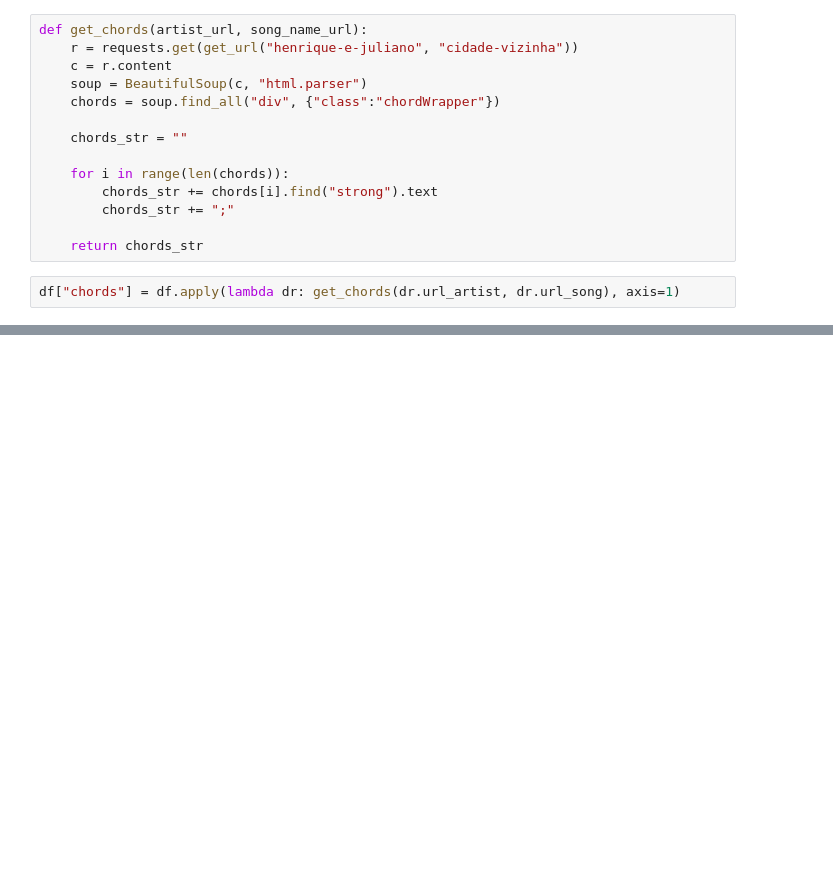
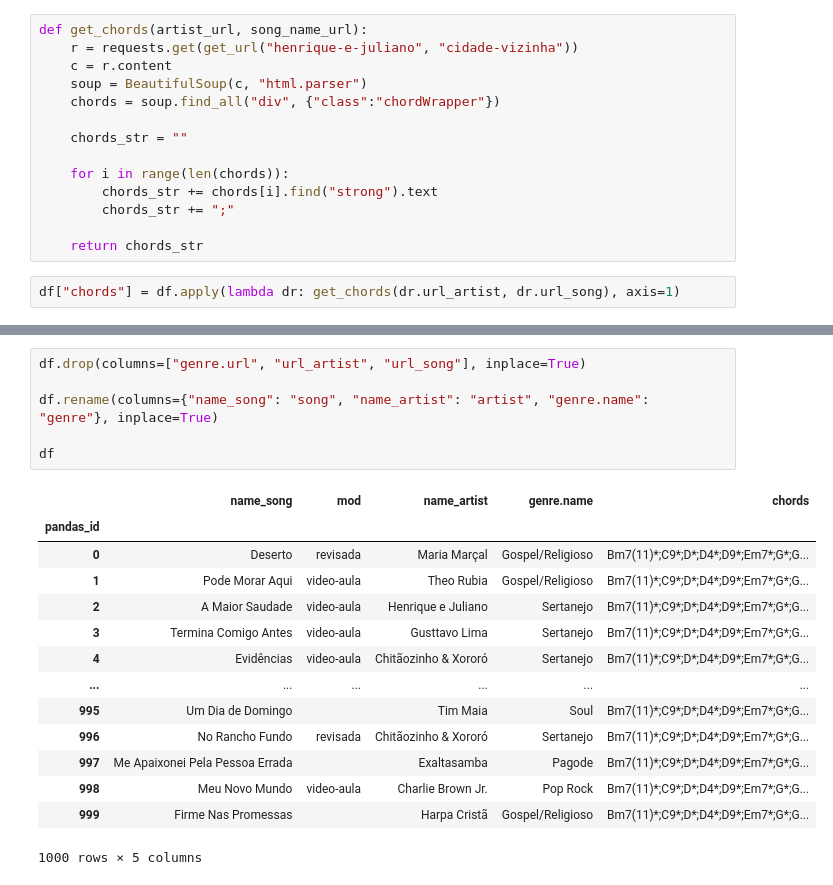
Before and after one commit to JosueFidelis/cinfra-club, a Jupyter notebook: web scraper/scraper.ipynb, the cells around one changed output, grey strips where cells are left out. Cells and saved outputs as stored; diff of their text form; blank space fills up the shorter version.

Commit message:
adjust columns names

```diff
--- a/web scraper/scraper.ipynb
+++ b/web scraper/scraper.ipynb
@@ -183,0 +167,21 @@ df
+# %%
+df.drop(columns=["genre.url", "url_artist", "url_song"], inplace=True)
+
+df.rename(columns={"name_song": "song", "name_artist": "artist", "genre.name": "genre"}, inplace=True)
+
+df
+# %% [output]
+|  | name_song | mod | name_artist | genre.name | chords |
+| pandas_id |  |  |  |  |  |
+| 0 | Deserto | revisada | Maria Marçal | Gospel/Religioso | Bm7(11)*;C9*;D*;D4*;D9*;Em7*;G*;G... |
+| 1 | Pode Morar Aqui | video-aula | Theo Rubia | Gospel/Religioso | Bm7(11)*;C9*;D*;D4*;D9*;Em7*;G*;G... |
+| 2 | A Maior Saudade | video-aula | Henrique e Juliano | Sertanejo | Bm7(11)*;C9*;D*;D4*;D9*;Em7*;G*;G... |
+| 3 | Termina Comigo Antes | video-aula | Gusttavo Lima | Sertanejo | Bm7(11)*;C9*;D*;D4*;D9*;Em7*;G*;G... |
+| 4 | Evidências | video-aula | Chitãozinho & Xororó | Sertanejo | Bm7(11)*;C9*;D*;D4*;D9*;Em7*;G*;G... |
+| ... | ... | ... | ... | ... | ... |
+| 995 | Um Dia de Domingo |  | Tim Maia | Soul | Bm7(11)*;C9*;D*;D4*;D9*;Em7*;G*;G... |
+| 996 | No Rancho Fundo | revisada | Chitãozinho & Xororó | Sertanejo | Bm7(11)*;C9*;D*;D4*;D9*;Em7*;G*;G... |
+| 997 | Me Apaixonei Pela Pessoa Errada |  | Exaltasamba | Pagode | Bm7(11)*;C9*;D*;D4*;D9*;Em7*;G*;G... |
+| 998 | Meu Novo Mundo | video-aula | Charlie Brown Jr. | Pop Rock | Bm7(11)*;C9*;D*;D4*;D9*;Em7*;G*;G... |
+| 999 | Firme Nas Promessas |  | Harpa Cristã | Gospel/Religioso | Bm7(11)*;C9*;D*;D4*;D9*;Em7*;G*;G... |
+1000 rows × 5 columns
```
Also changed, not shown: parts of 1 cell of this notebook, 1 other file.
